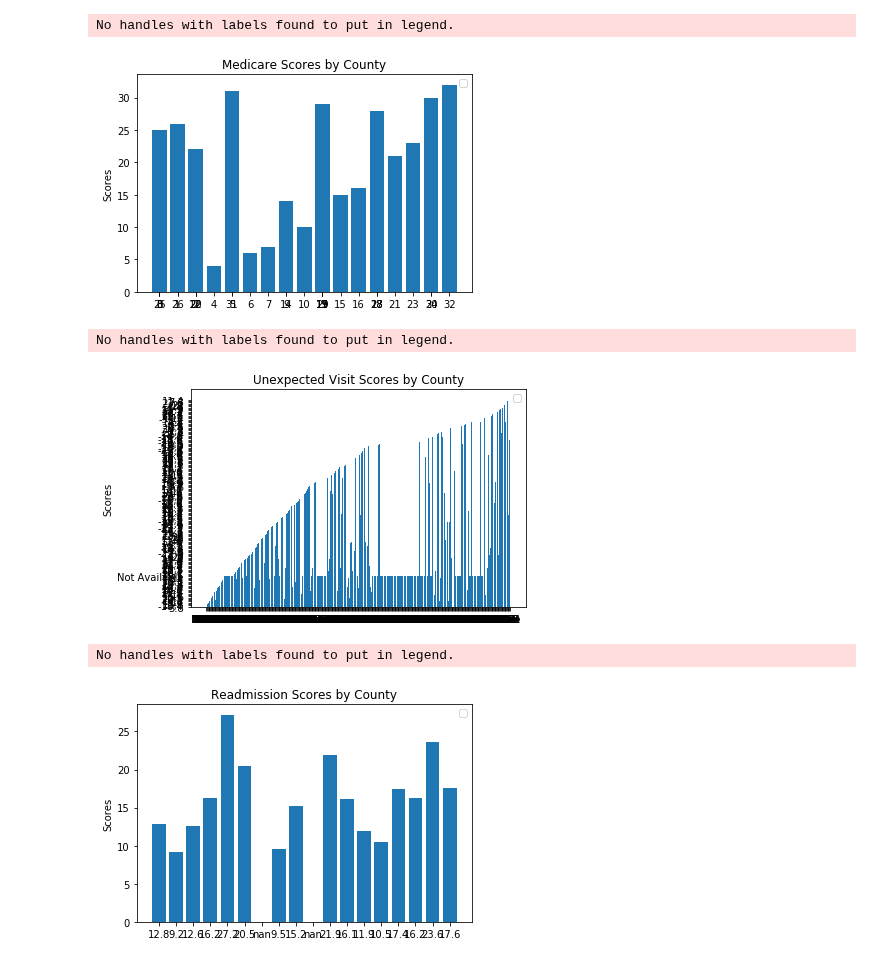
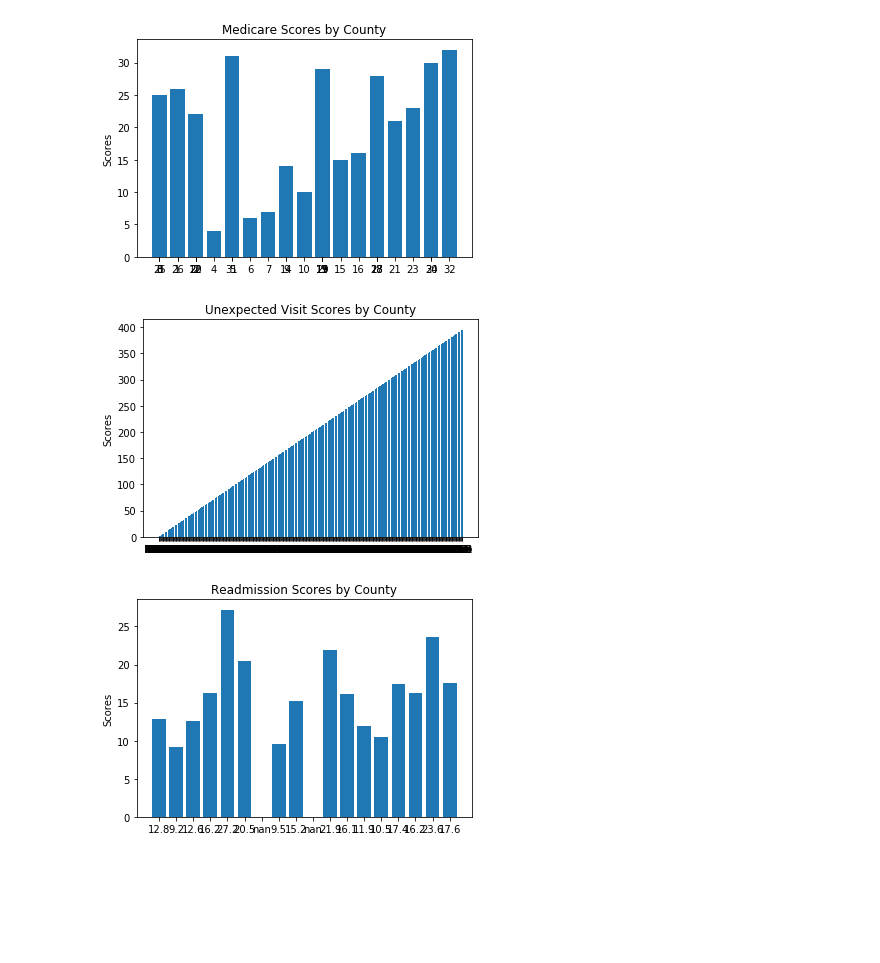
Before and after one commit to TedMur/SnakeBait, a Jupyter notebook: Data/Jazzy Bars.ipynb, the cells around one changed output. Cells and saved outputs as stored; diff of their text form; code cells hidden in the pictures; blank space fills up the shorter version.

```diff
--- a/Data/Jazzy Bars.ipynb
+++ b/Data/Jazzy Bars.ipynb
@@ -75,26 +161,24 @@ plt.bar(county, ind)
 plt.ylabel('Scores')
 plt.title('Medicare Scores by County')
 plt.xticks(county, ind)
-plt.legend()
+#plt.legend()
 
 plt.show()
 # %% [output]
-No handles with labels found to put in legend.
 [figure]
 # %%
 bleh = [counties for counties in u_visits_county['Score']]
 
 beep = np.arange(len(bleh))
-plt.bar(beep, bleh)
+plt.bar(beep, beep)
 plt.ylabel('Scores')
 plt.title('Unexpected Visit Scores by County')
 plt.xticks(beep, bleh)
-plt.legend()
+#plt.legend()
 
 plt.show()
 # %% [output]
-No handles with labels found to put in legend.
-[figure, old version]
+[figure, new version]
 # %%
 nikes = [counties for counties in readdmissions_county['Score']]
 
@@ -103,11 +187,10 @@ plt.bar(adidas, nikes)
 plt.ylabel('Scores')
 plt.title('Readmission Scores by County')
 plt.xticks(adidas, nikes)
-plt.legend()
+#plt.legend()
 
 plt.show()
 # %% [output]
-No handles with labels found to put in legend.
 [figure]
 # %%
 # comp_deaths_hospitals_county
```
Also changed, not shown: parts of 8 cells of this notebook, 1 other file.
